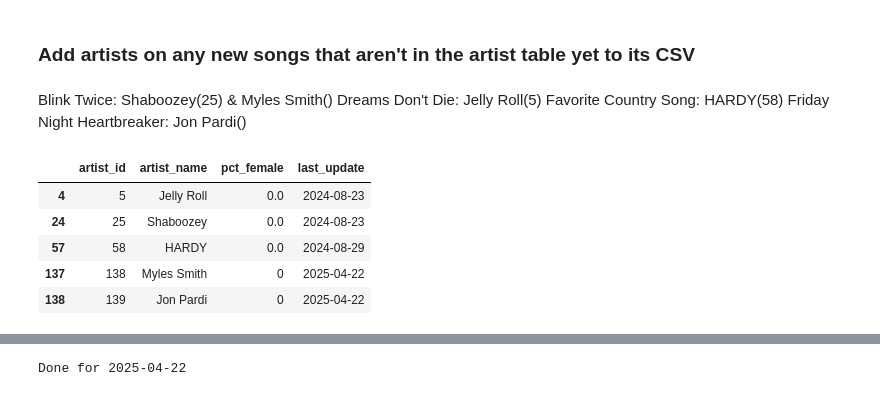
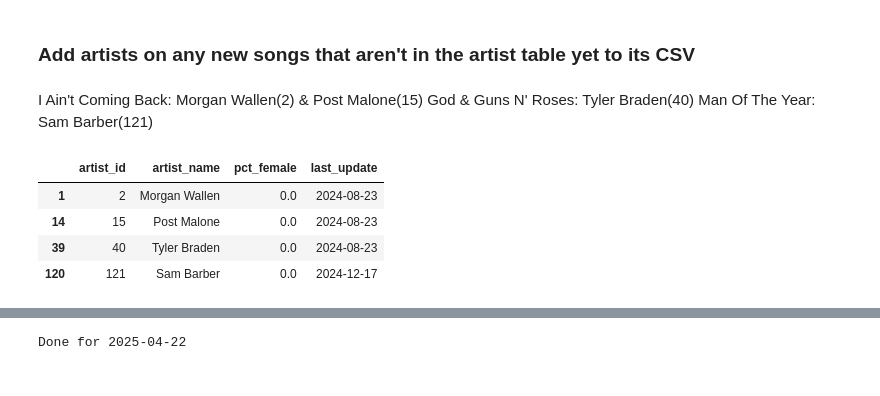
Before and after one commit to jwmanahan/billboard, a Jupyter notebook: add_new_week.ipynb, the cells around one changed output, grey strips where cells are left out. Saved outputs shown, nothing was run; the diff lists cells and outputs as text; code cells hidden in the pictures.

```diff
--- a/add_new_week.ipynb
+++ b/add_new_week.ipynb
@@ -145,28 +145,25 @@ print(list(new_song_to_rank.keys()))
 # %% [markdown]
 ### Add artists on any new songs that aren't in the artist table yet to its CSV
 # %% [markdown]
-Blink Twice: Shaboozey(25) & Myles Smith()
-Dreams Don't Die: Jelly Roll(5)
-Favorite Country Song: HARDY(58)
-Friday Night Heartbreaker: Jon Pardi()
+I Ain't Coming Back: Morgan Wallen(2) & Post Malone(15)
+God & Guns N' Roses: Tyler Braden(40)
+Man Of The Year: Sam Barber(121)
 # %%
 df_artist = pd.read_csv('source_data/artist.csv')
 # %%
 new_song_artists = [
-    'Shaboozey'
-    , 'Myles Smith'
-    , 'Jelly Roll'
-    , 'HARDY'
-    , 'Jon Pardi'
+    'Morgan Wallen'
+    , 'Post Malone'
+    , 'Tyler Braden'
+    , 'Sam Barber'
 ]
 df_artist[df_artist['artist_name'].isin(new_song_artists)]
 # %% [output]
 |  | artist_id | artist_name | pct_female | last_update |
-| 4 | 5 | Jelly Roll | 0.0 | 2024-08-23 |
-| 24 | 25 | Shaboozey | 0.0 | 2024-08-23 |
-| 57 | 58 | HARDY | 0.0 | 2024-08-29 |
-| 137 | 138 | Myles Smith | 0 | 2025-04-22 |
-| 138 | 139 | Jon Pardi | 0 | 2025-04-22 |
+| 1 | 2 | Morgan Wallen | 0.0 | 2024-08-23 |
+| 14 | 15 | Post Malone | 0.0 | 2024-08-23 |
+| 39 | 40 | Tyler Braden | 0.0 | 2024-08-23 |
+| 120 | 121 | Sam Barber | 0.0 | 2024-12-17 |
 # %%
 df_artist['artist_id'].max()
 # %% [output]
```
Also changed, not shown: parts of 24 cells of this notebook, 4 other files.
